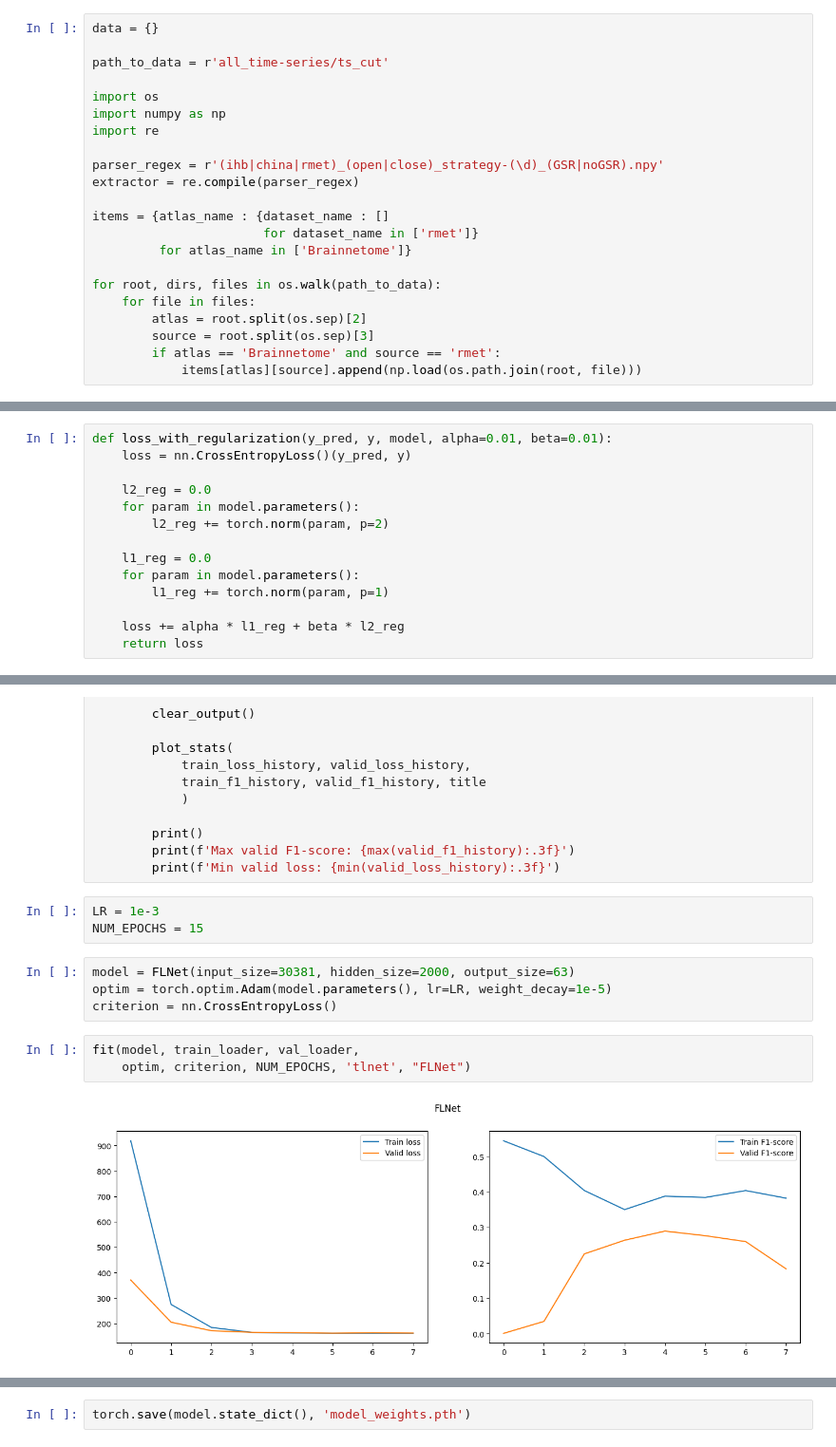
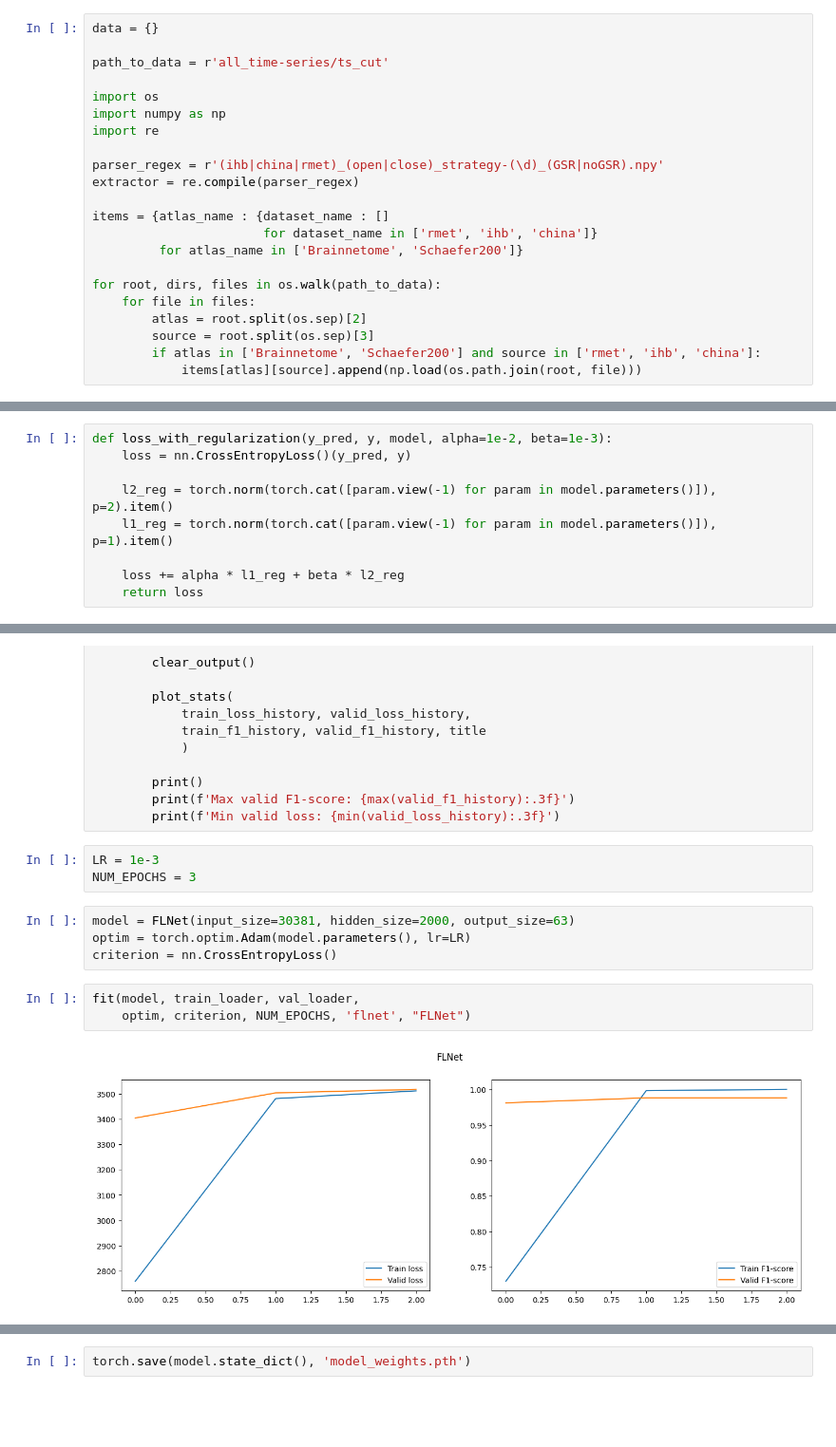
Before and after one commit to mishadobrits/mri_processing, a Jupyter notebook: FLNEt.ipynb, the cells around one changed output, grey strips where cells are left out. Shown at 95% size. Drawn from its saved outputs; the diff is of its cells as text; blank space fills up the shorter version.

```diff
--- a/FLNEt.ipynb
+++ b/FLNEt.ipynb
@@ -98,13 +99,13 @@ parser_regex = r'(ihb|china|rmet)_(open|close)_strategy-(\d)_(GSR|noGSR).npy'
 extractor = re.compile(parser_regex)
 
 items = {atlas_name : {dataset_name : []
-                       for dataset_name in ['rmet']}
-         for atlas_name in ['Brainnetome']}
+                       for dataset_name in ['rmet', 'ihb', 'china']}
+         for atlas_name in ['Brainnetome', 'Schaefer200']}
 
 for root, dirs, files in os.walk(path_to_data):
     for file in files:
         atlas = root.split(os.sep)[2]
         source = root.split(os.sep)[3]
-        if atlas == 'Brainnetome' and source == 'rmet':
+        if atlas in ['Brainnetome', 'Schaefer200'] and source in ['rmet', 'ihb', 'china']:
             items[atlas][source].append(np.load(os.path.join(root, file)))
 # %%
@@ -214,16 +226,11 @@ class FLNet(nn.Module):
         x = self.fc2(x)
         return x
 # %%
-def loss_with_regularization(y_pred, y, model, alpha=0.01, beta=0.01):
+def loss_with_regularization(y_pred, y, model, alpha=1e-2, beta=1e-3):
     loss = nn.CrossEntropyLoss()(y_pred, y)
 
-    l2_reg = 0.0
-    for param in model.parameters():
-        l2_reg += torch.norm(param, p=2)
-
-    l1_reg = 0.0
-    for param in model.parameters():
-        l1_reg += torch.norm(param, p=1)
+    l2_reg = torch.norm(torch.cat([param.view(-1) for param in model.parameters()]), p=2).item()
+    l1_reg = torch.norm(torch.cat([param.view(-1) for param in model.parameters()]), p=1).item()
 
     loss += alpha * l1_reg + beta * l2_reg
     return loss
@@ -341,13 +378,13 @@ def fit(model, train_loader, valid_loader, optimizer, loss_fn, num_epochs, model
         print(f'Min valid loss: {min(valid_loss_history):.3f}')
 # %%
 LR = 1e-3
-NUM_EPOCHS = 15
+NUM_EPOCHS = 3
 # %%
 model = FLNet(input_size=30381, hidden_size=2000, output_size=63)
-optim = torch.optim.Adam(model.parameters(), lr=LR, weight_decay=1e-5)
+optim = torch.optim.Adam(model.parameters(), lr=LR)
 criterion = nn.CrossEntropyLoss()
 # %%
 fit(model, train_loader, val_loader,
-    optim, criterion, NUM_EPOCHS, 'tlnet', "FLNet")
+    optim, criterion, NUM_EPOCHS, 'flnet', "FLNet")
 # %% [output]
-[figure, old version]
+[figure, new version]
```
Also changed, not shown: parts of 34 cells of this notebook.
